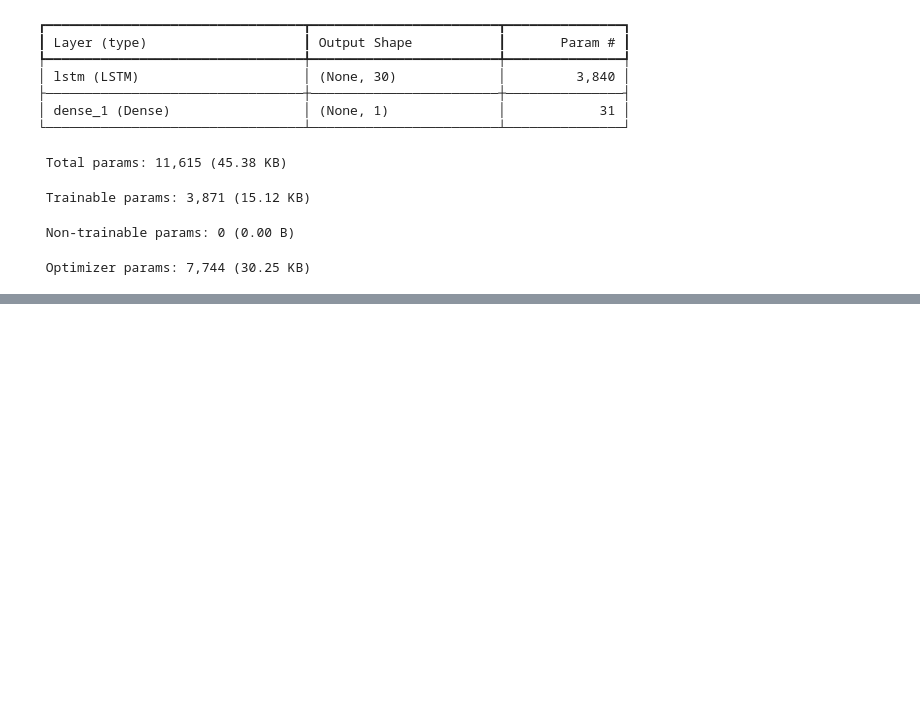
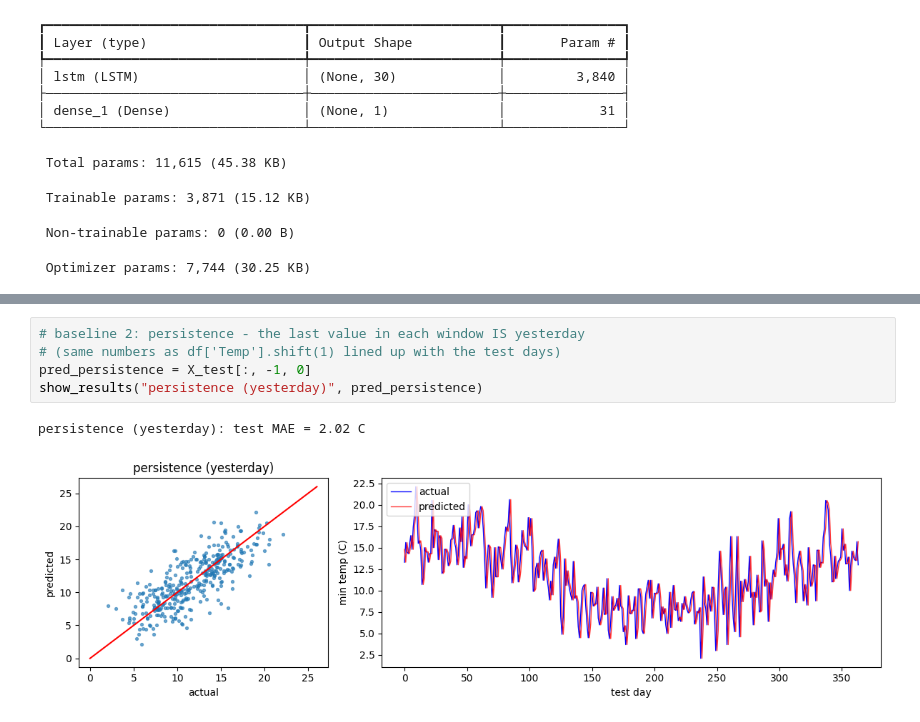
Before and after one commit to drdave-teaching/OPIM5509-notebooks, a Jupyter notebook: Module4/Univariate_Temperature_RNN.ipynb, the cells around one changed output, grey strips where cells are left out. Cells and saved outputs as stored; diff of their text form; blank space fills up the shorter version.

```diff
--- a/Module4/Univariate_Temperature_RNN.ipynb
+++ b/Module4/Univariate_Temperature_RNN.ipynb
@@ -482,0 +387,8 @@ mean_absolute_error(y_test, pred)
+# %%
+# baseline 2: persistence - the last value in each window IS yesterday
+# (same numbers as df['Temp'].shift(1) lined up with the test days)
+pred_persistence = X_test[:, -1, 0]
+show_results("persistence (yesterday)", pred_persistence)
+# %% [output]
+persistence (yesterday): test MAE = 2.02 C
+[figure, added]
```
Also changed, not shown: parts of 30 cells of this notebook, 1 other file.
